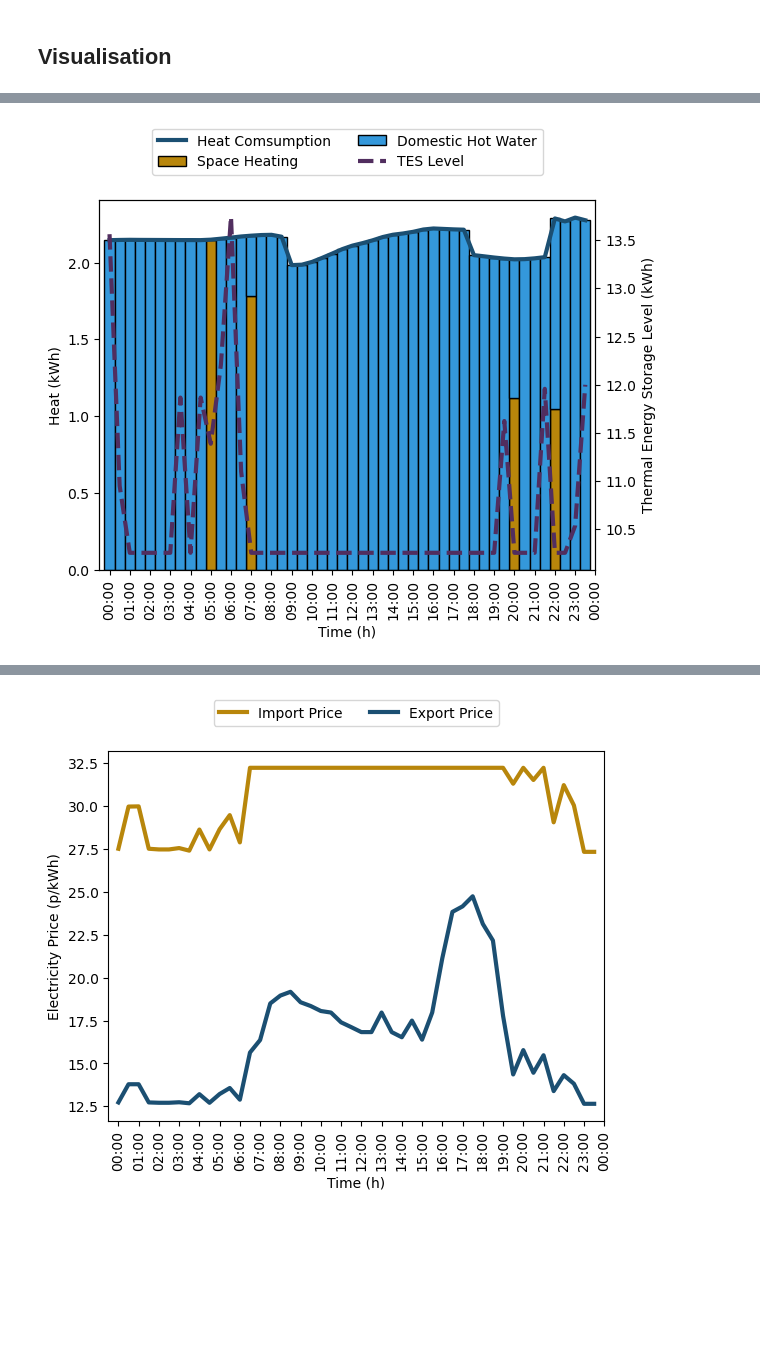
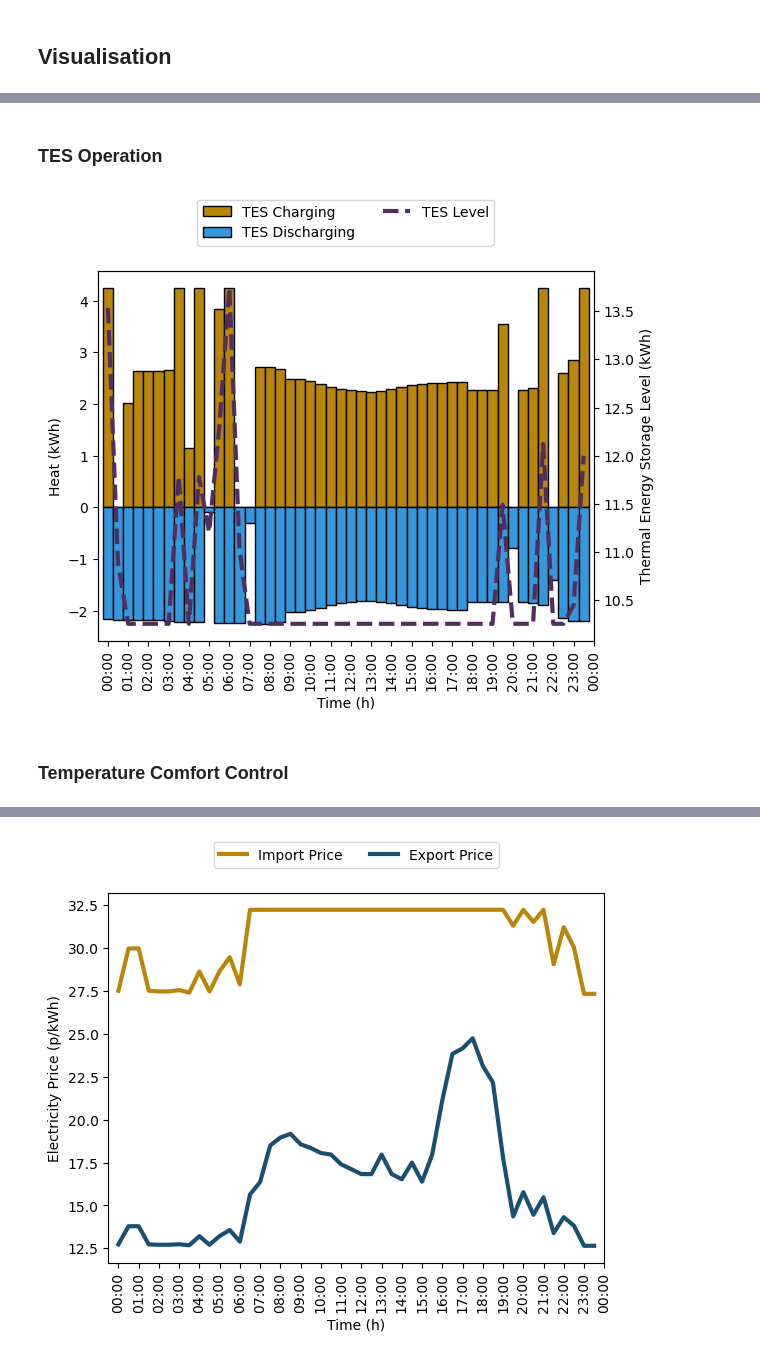
Before and after one commit to Qiuyi-Hong/SHEMS, a Jupyter notebook: analysisSHEMS_v3.ipynb, the cells around one changed output, grey strips where cells are left out. Cells and saved outputs as stored; diff of their text form; code cells hidden in the pictures; blank space fills up the shorter version.

Commit message:
updated simulation and visualisation based on date

```diff
--- a/analysisSHEMS_v3.ipynb
+++ b/analysisSHEMS_v3.ipynb
@@ -67,8 +60,8 @@ outdoor_temp = data["Dry-bulb temperature (°C)"]
 pv = eta * S * solar_radiation *(1 - 0.005 * (outdoor_temp - 25))
 # %%
 # COP calculation
-a = - 0.066
-b = 5.7
+a = - 0.087
+b = 6.8
 COP = a * (outdoor_temp + 30 - outdoor_temp) + b
 # %%
 T = 48
@@ -77,16 +70,15 @@ demand_ele = data["Total electricity (kBtu/h)"] * 0.29307107
 demand_heat = data["Total nat. gas (kBtu/h)"] * 0.29307107
 
 # Electricity price
-prices = pd.read_csv('agile-half-hour-actual-rates-25-01-2023_26-01-2024.csv')
-ele_import_price = prices["Agile Import price (p/kWh)"]
-ele_export_price = prices["Agile Export price (p/kWh)"].astype("float64")
+ele_import_price = data["Agile Import price (p/kWh)"]
+ele_export_price = data["Agile Export price (p/kWh)"]
 # %%
-# Accurate T_inlet calculation when
-# T_TES_init = 55
-# Q_TES_init = 12
-# m_TES = 300
+# Accurate T_inlet calculation
+T_TES_init = 55
+Q_TES_init = 12
+V_TES = 0.3
 
-T_inlet = 55 - (12*3.6e6)/(300*4186)
+T_inlet = T_TES_init - (Q_TES_init * 3.6e6)/(V_TES * 1000 * 4186)
 T_inlet
 # %% [output]
 20.599617773530817
@@ -103,6 +95,9 @@ for t in range(1,T+1):
     shems.pi_export._data[t].value = ele_export_price[t-1]
     shems.T_out._data[t].value = outdoor_temp[t-1]
     shems.COP._data[t].value = COP[t-1]
+    shems.T_TES_init.value = T_TES_init
+    shems.Q_TES_init.value = Q_TES_init
+    shems.V_TES.value = V_TES
     shems.T_inlet.value = T_inlet
 # %%
 from sys import platform
@@ -208,3 +315,5 @@ plt.show()
+# %% [markdown]
+### TES Operation
 # %%
 fig, ax1 = plt.subplots()
 lineStyle = ["-", "-.", "--", ":"]
@@ -216,11 +325,11 @@ end_time = start_time + timedelta(hours=24)
 time_range = [start_time + timedelta(minutes=30)*i for i in range(48)]
 bar_width = (time_range[1] - time_range[0]).total_seconds() / (24*60*60)  # Convert to fraction of a day
 
-ax1.plot(time_range, np.array(d_heat), label="Heat Comsumption", color="#1B4F72", linestyle=lineStyle[0], linewidth=3)
+# ax1.plot(time_range, np.array(d_heat), label="Heat Comsumption", color="#1B4F72", linestyle=lineStyle[0], linewidth=3)
 
-ax1.bar(time_range, np.array(q_SH)*delta_t, width=bar_width, label="Space Heating", color="#B8860B", edgecolor="black")
+ax1.bar(time_range, np.array(q_DHW)*delta_t, width=bar_width, label="TES Charging", color="#B8860B", edgecolor="black")
 
-ax1.bar(time_range, np.array(q_TES_d)*delta_t, bottom= np.array(q_SH)*delta_t, width=bar_width, label="Domestic Hot Water", color="#3498DB", edgecolor="black")
+ax1.bar(time_range, np.negative(q_TES_d)*delta_t, width=bar_width, label="TES Discharging", color="#3498DB", edgecolor="black")
 
 # Formatting the x-axis to display time in HH:MM format
 ax1.xaxis.set_major_formatter(mdates.DateFormatter('%H:%M'))
@@ -228,35 +337,37 @@ ax1.xaxis.set_major_formatter(mdates.DateFormatter('%H:%M'))
 # Setting x-axis limits
 ax1.set_xlim(start_time - timedelta(minutes=30), end_time)
 
 # Setting x-axis ticks to be every half hour
 ax1.xaxis.set_major_locator(mdates.MinuteLocator(byminute=[0, 60], interval=1))
 
 plt.xticks(rotation=90)  # Rotate labels to avoid overlap
 
 ax1.set_xlabel("Time (h)")
 ax1.set_ylabel("Heat (kWh)")
 
 # Second y-axis
 ax2 = ax1.twinx()
 ax2.plot(time_range, np.array(Q_TES), label="TES Level", color="#512E5F", linestyle=lineStyle[2], linewidth=3)
 ax2.set_ylabel("Thermal Energy Storage Level (kWh)")
 # ax2.legend()
 
 # Collect handles and labels for both axes
 handles1, labels1 = ax1.get_legend_handles_labels()
 handles2, labels2 = ax2.get_legend_handles_labels()
 
 # Combine handles and labels
 all_handles = handles1 + handles2
 all_labels = labels1 + labels2
 
 # Create a single legend
 ax1.legend(all_handles, all_labels, loc='lower center', bbox_to_anchor=(0.5, 1.05), ncol=2)
 
-plt.savefig("shems_heat_v3.pdf", bbox_inches='tight')
+plt.savefig(f"shems_TES_v3_{modified_start_date}.pdf", bbox_inches='tight')
 plt.show()
 # %% [output]
-[figure, old version]
+[figure, new version]
+# %% [markdown]
+### Temperature Comfort Control
 # %%
 T_TES_LB = shems.T_TES_LB.value
 T_TES_UB = shems.T_TES_UB.value
```
Also changed, not shown: parts of 16 cells of this notebook, 35 other files.
